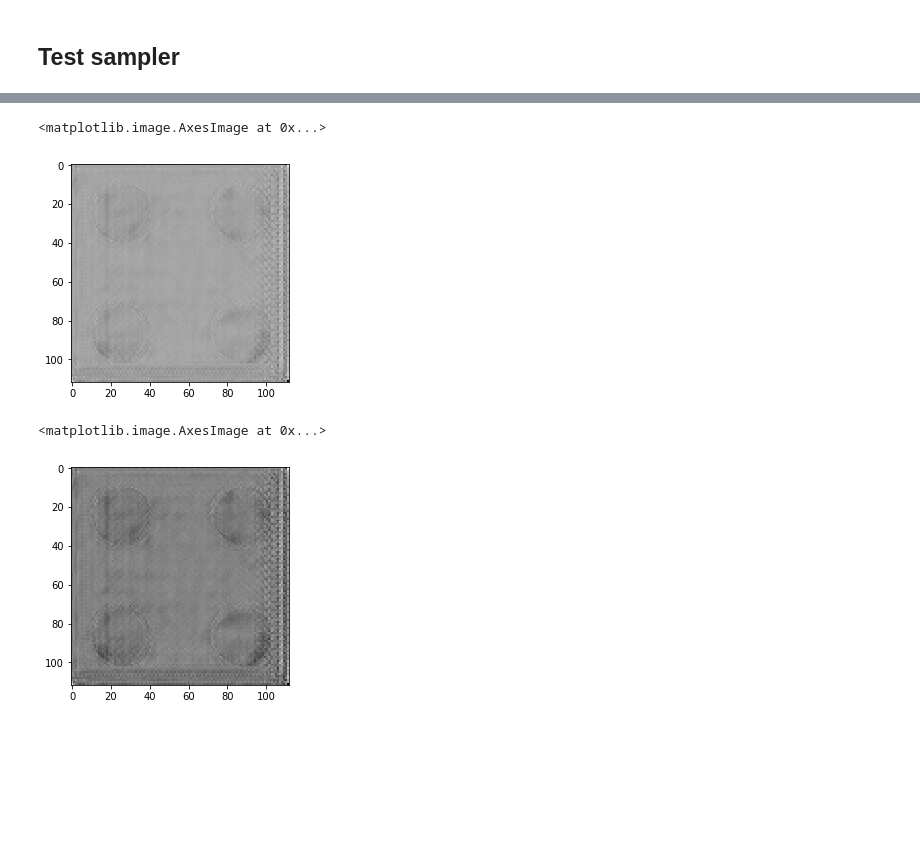
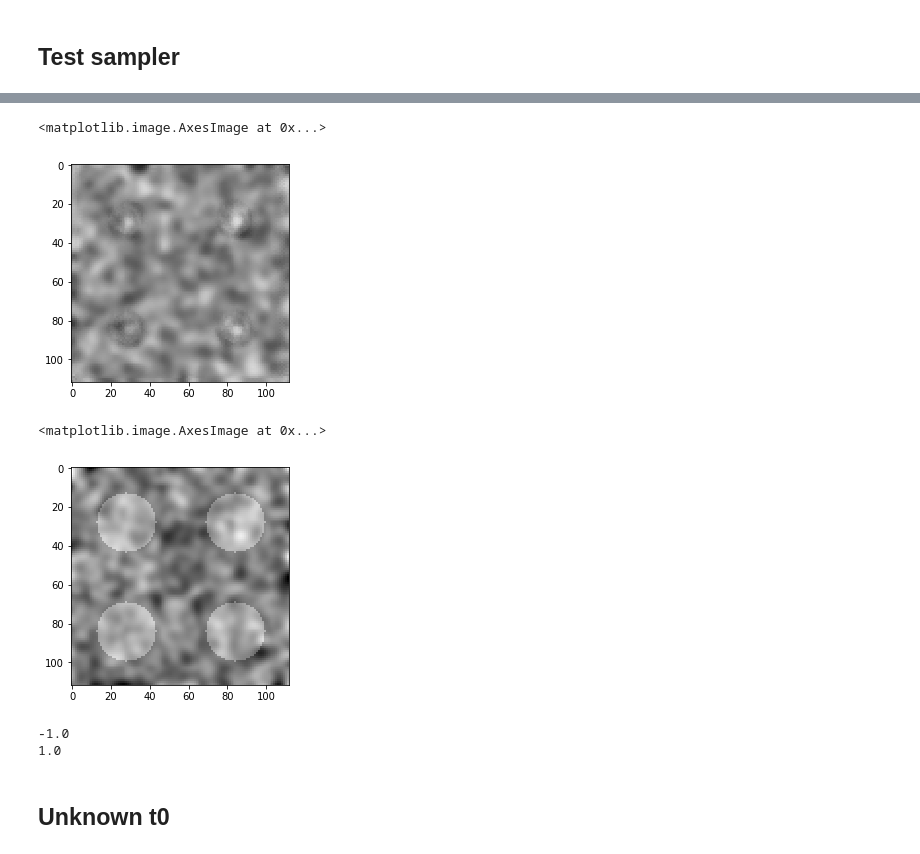
Before and after one commit to vwegmayr/brain-aging, a Jupyter notebook: notebooks/evaluate_vagan.ipynb, the cells around one changed output, grey strips where cells are left out. Cells and saved outputs as stored; diff of their text form; code cells hidden in the pictures; blank space fills up the shorter version.

```diff
--- a/notebooks/evaluate_vagan.ipynb
+++ b/notebooks/evaluate_vagan.ipynb
@@ -14,7 +13,7 @@ import matplotlib.pyplot as plt
 # %% [markdown]
 ## Define some constants
 # %%
-smt_label = "20180729-170849"
+smt_label = "20180801-155215"
 config_path = os.path.join("data", smt_label, "config.yaml")
 model_dir = os.path.join("data", smt_label, "logdir")
 with open(config_path, 'r') as f:
@@ -96,10 +163,18 @@ print(batch.shape)
 # %%
-plt.imshow(mask[:, :, 0], cmap='gray')
+plt.imshow(img[:, :, 0] + mask[:, :, 0], cmap='gray', vmin=-1, vmax=1)
 # %% [output]
 <matplotlib.image.AxesImage at 0x...>
-[figure, old version]
+[figure, new version]
 # %%
-plt.imshow(np.tanh(mask[:, :, 0]), cmap='gray')
+plt.imshow(img[:, :, 0], cmap='gray', vmin=-1, vmax=1)
 # %% [output]
 <matplotlib.image.AxesImage at 0x...>
-[figure, old version]
+[figure, new version]
+# %%
+print(np.min(img[:, :, 0]))
+print(np.max(img[:, :, 0]))
+# %% [output]
+-1.0
+1.0
+# %% [markdown]
+## Unknown t0
```
Also changed, not shown: parts of 15 cells of this notebook, 3 other files.
